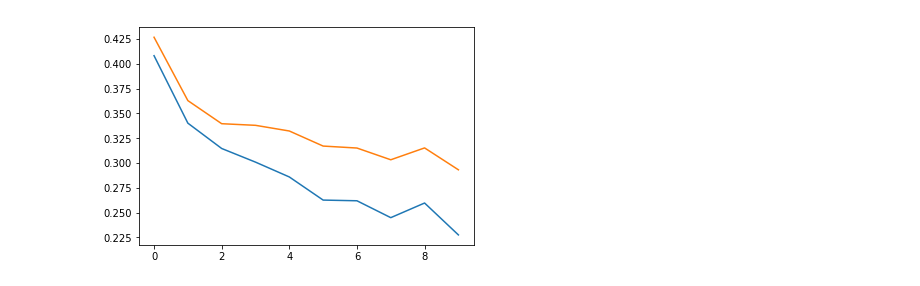
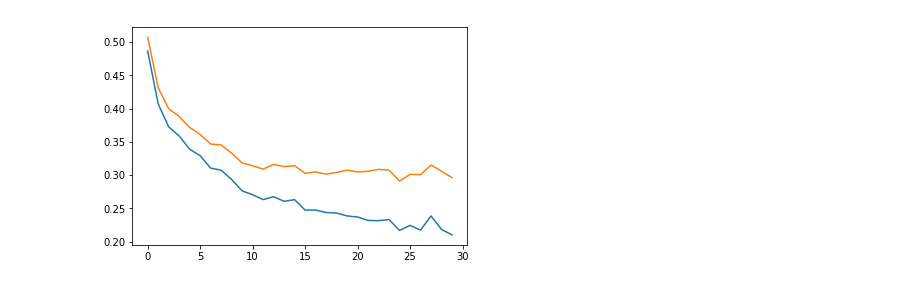
Before and after one commit to egor-bogomolov/Deep-Learning-hw, a Jupyter notebook: 01/task2.ipynb, the cells around one changed output. Saved outputs shown, nothing was run; the diff lists cells and outputs as text; code cells hidden in the pictures.

```diff
--- a/01/task2.ipynb
+++ b/01/task2.ipynb
@@ -63,0 +29,16 @@ Number of examples in test: 10000
+# %%
+datafolder = '~/FashionMNIST'
+transform = transforms.Compose([
+    transforms.ToTensor(),
+    Normalize()
+    # transforms.Normalize([0.5], [0.5])
+])
+train_data = datasets.FashionMNIST(datafolder, train=True, download=True, transform=transform)
+test_data = datasets.FashionMNIST(datafolder, train=False, download=True, transform=transform)
+
+batch_size = 100
+train_loader = data.DataLoader(train_data, batch_size=batch_size, shuffle=True)
+test_loader = data.DataLoader(test_data, batch_size=batch_size, shuffle=True)
+
+classes = ('T-shirt/top', 'Trouser', 'Pullover', 'Dress', 'Coat', 'Sandal', 'Shirt', 'Sneaker', 'Bag', 'Ankle boot')
+n_classes = len(classes)
@@ -103,34 +94,39 @@ test_data = DataLoader(test_data, batch_size=batch_size, shuffle=True)
 # %%
-def total_loss(model, data, criterion):
+def total_loss(model, loader, criterion):
     with torch.no_grad():
         total = 0
-        for in_batch, out_batch in data:
+        for in_batch, out_batch in loader:
             total += criterion(model(in_batch), out_batch).item()
-    return total / len(data)
+    return total / len(loader)
 
-epochs = 10
-learning_rate = 0.005
+def train_model(model, optimizer, criterion):
+    train_loss = []
+    test_loss = []
+    start_time = time.time()
+    for epoch in range(1, epochs + 1):
+        epoch_start_time = time.time()
+        for in_batch, out_batch in train_loader:
+            out_pred = model(in_batch)
+            loss = criterion(out_pred, out_batch)
+            optimizer.zero_grad()
+            loss.backward()
+            optimizer.step()
 
-model = BasicCNN()
-criterion = CrossEntropyLoss()
-optimizer = Adam(model.parameters(), lr=learning_rate)
-train_loss = []
-test_loss = []
+        train_loss.append(total_loss(model, train_loader, criterion))
+        test_loss.append(total_loss(model, test_loader, criterion))
+        print("Epoch #{} took {}s".format(epoch, int(time.time() - epoch_start_time)))
+        print("Train loss = {:.3f}".format(train_loss[-1]))
+        print("Test loss = {:.3f}".format(test_loss[-1]))
 
-for epoch in range(1, epochs + 1):
-    print("Epoch #{}".format(epoch))
-    for in_batch, out_batch in train_data:
-        out_pred = model(in_batch)
-        loss = criterion(out_pred, out_batch)
-        optimizer.zero_grad()
-        loss.backward()
-        optimizer.step()
+    print("\nTraining took {}s".format(int(time.time() - start_time)))
+    plt.plot(train_loss, label='Train loss')
+    plt.plot(test_loss, label='Test loss')
+    plt.show()
 
-    train_loss.append(total_loss(model, train_data, criterion))
-    test_loss.append(total_loss(model, test_data, criterion))
-    print("After epoch #{}:\nTrain loss = {:.3f}\nTest loss = {:.3f}".format(epoch, train_loss[-1], test_loss[-1]))
+epochs = 30
+learning_rate = 0.001
 
-plt.plot(train_loss, label='Train loss')
-plt.plot(test_loss, label='Test loss')
-plt.show()
+# Adam has shown better results than SGD.
+train_model(net, optim.Adam(net.parameters(), lr=learning_rate), nn.CrossEntropyLoss())
+# train_model(net,  optim.SGD(net.parameters(), lr=learning_rate, momentum=0.9), nn.CrossEntropyLoss())
 # %% [output]
@@ -154 +150 @@ Test loss = 0.293
-[figure, old version]
+[figure, new version]
```
Also changed, not shown: parts of 11 cells of this notebook.
